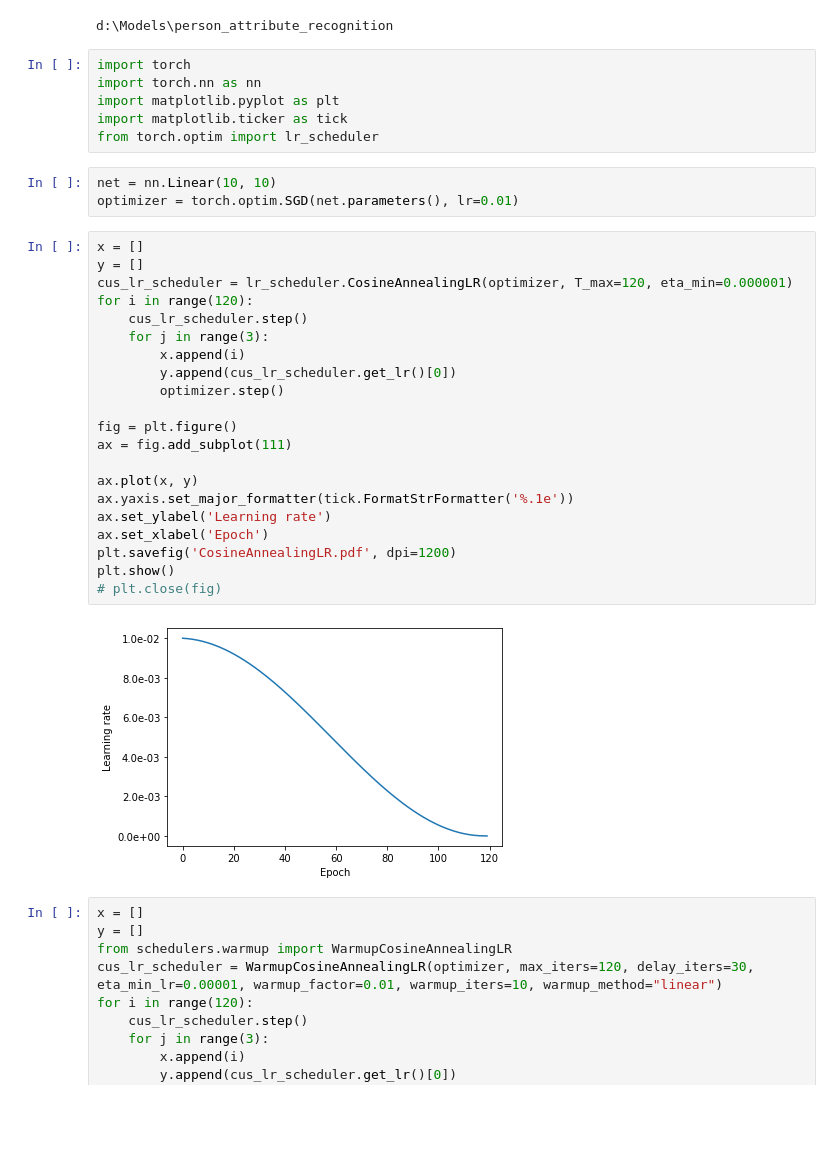
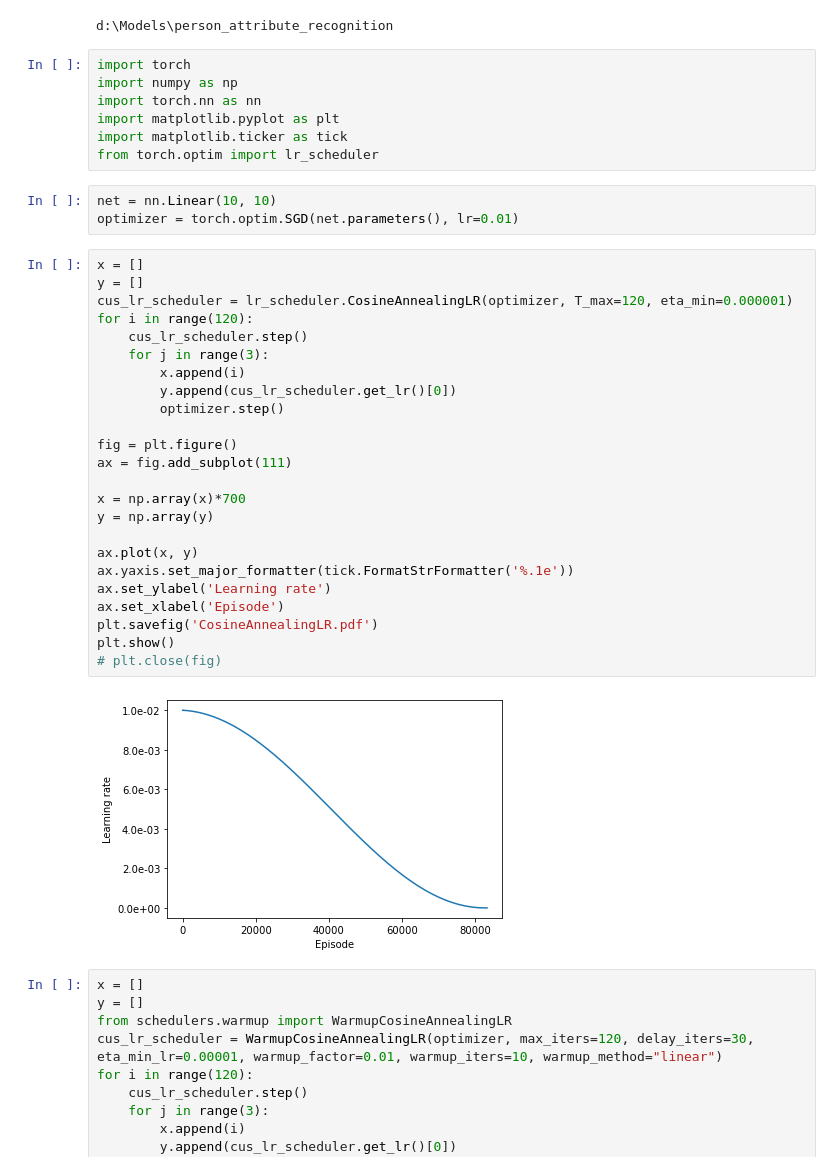
Before and after one commit to hiennguyen9874/person-attribute-recognition, a Jupyter notebook: schedulers/lr_scheduler.ipynb, the cells around one changed output. Drawn from its saved outputs; the diff is of its cells as text; blank space fills up the shorter version.

```diff
--- a/schedulers/lr_scheduler.ipynb
+++ b/schedulers/lr_scheduler.ipynb
@@ -5,6 +5,7 @@
 d:\Models\person_attribute_recognition
 # %%
 import torch
+import numpy as np
 import torch.nn as nn
 import matplotlib.pyplot as plt
 import matplotlib.ticker as tick
@@ -15,26 +16,29 @@ optimizer = torch.optim.SGD(net.parameters(), lr=0.01)
 # %%
 x = []
 y = []
 cus_lr_scheduler = lr_scheduler.CosineAnnealingLR(optimizer, T_max=120, eta_min=0.000001)
 for i in range(120):
     cus_lr_scheduler.step()
     for j in range(3):
         x.append(i)
         y.append(cus_lr_scheduler.get_lr()[0])
         optimizer.step()
 
 fig = plt.figure()
 ax = fig.add_subplot(111)
 
+x = np.array(x)*700
+y = np.array(y)
+
 ax.plot(x, y)
 ax.yaxis.set_major_formatter(tick.FormatStrFormatter('%.1e'))
 ax.set_ylabel('Learning rate')
-ax.set_xlabel('Epoch')
-plt.savefig('CosineAnnealingLR.pdf', dpi=1200)
+ax.set_xlabel('Episode')
+plt.savefig('CosineAnnealingLR.pdf')
 plt.show()
 # plt.close(fig)
 # %% [output]
-[figure, old version]
+[figure, new version]
 # %%
 x = []
 y = []
```
Also changed, not shown: 14 other files.
